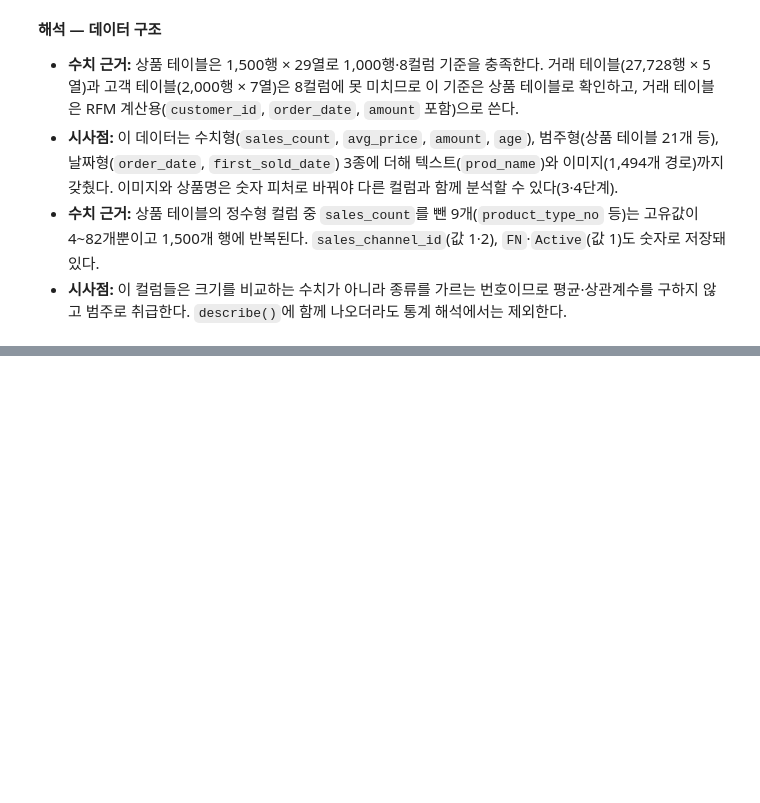
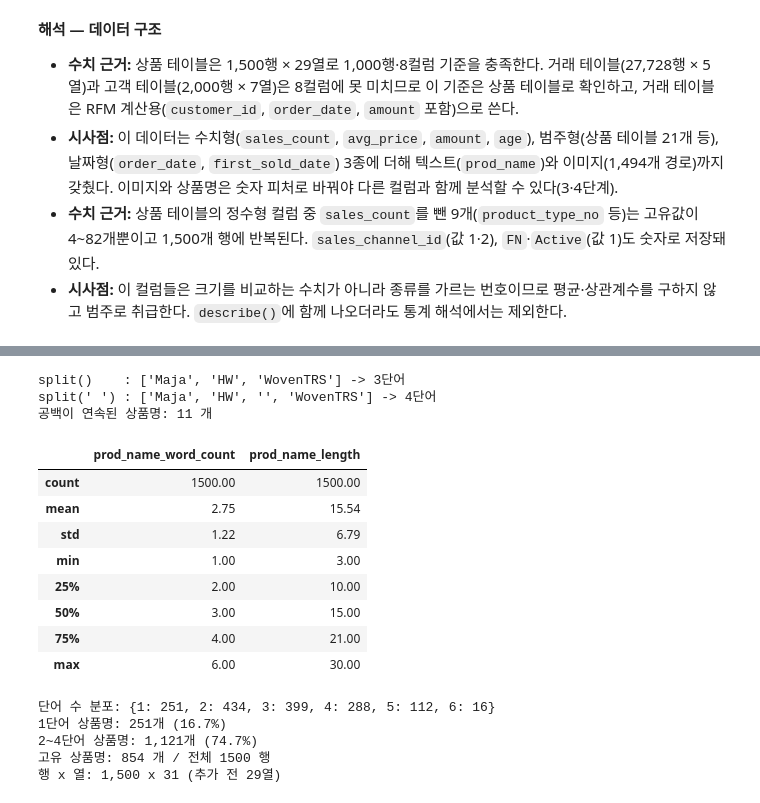
Before and after one commit to kimch0612/Codyssey_A1-1, a Jupyter notebook: notebooks/analysis_report.ipynb, the cells around one changed output, grey strips where cells are left out. Saved outputs shown, nothing was run; the diff lists cells and outputs as text; code cells hidden in the pictures; blank space fills up the shorter version.

```diff
--- a/notebooks/analysis_report.ipynb
+++ b/notebooks/analysis_report.ipynb
@@ -351,0 +411,35 @@ required = ["customer_id", "order_date", "amount"]
+# %%
+# 공백이 연속된 상품명에서 두 가지 나누기의 차이
+name = "Maja HW  WovenTRS"
+print(f"split()    : {name.split()} -> {len(name.split())}단어")
+print(f"split(' ') : {name.split(' ')} -> {len(name.split(' '))}단어")
+print("공백이 연속된 상품명:", articles["prod_name"].str.contains(r"\s{2,}").sum(), "개")
+# %% [output]
+split()    : ['Maja', 'HW', 'WovenTRS'] -> 3단어
+split(' ') : ['Maja', 'HW', '', 'WovenTRS'] -> 4단어
+공백이 연속된 상품명: 11 개
+# %%
+display(articles[["prod_name_word_count", "prod_name_length"]].describe().round(2))
+print("단어 수 분포:", articles["prod_name_word_count"].value_counts().sort_index().to_dict())
+
+one_word = (articles["prod_name_word_count"] == 1).sum()
+mid_words = articles["prod_name_word_count"].between(2, 4).sum()
+print(f"1단어 상품명: {one_word:,}개 ({one_word / len(articles) * 100:.1f}%)")
+print(f"2~4단어 상품명: {mid_words:,}개 ({mid_words / len(articles) * 100:.1f}%)")
+print("고유 상품명:", articles["prod_name"].nunique(), "개 / 전체", len(articles), "행")
+print(f"행 x 열: {articles.shape[0]:,} x {articles.shape[1]} (추가 전 29열)")
+# %% [output]
+|  | prod_name_word_count | prod_name_length |
+| count | 1500.00 | 1500.00 |
+| mean | 2.75 | 15.54 |
+| std | 1.22 | 6.79 |
+| min | 1.00 | 3.00 |
+| 25% | 2.00 | 10.00 |
+| 50% | 3.00 | 15.00 |
+| 75% | 4.00 | 21.00 |
+| max | 6.00 | 30.00 |
+단어 수 분포: {1: 251, 2: 434, 3: 399, 4: 288, 5: 112, 6: 16}
+1단어 상품명: 251개 (16.7%)
+2~4단어 상품명: 1,121개 (74.7%)
+고유 상품명: 854 개 / 전체 1500 행
+행 x 열: 1,500 x 31 (추가 전 29열)
```
Also changed, not shown: parts of 5 cells of this notebook, 1 other file.
